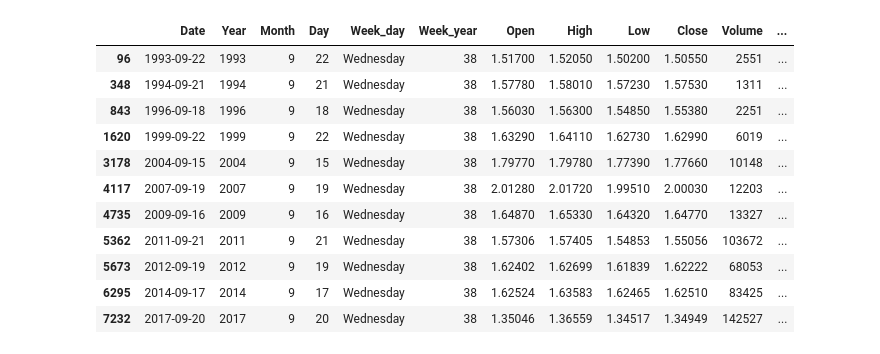
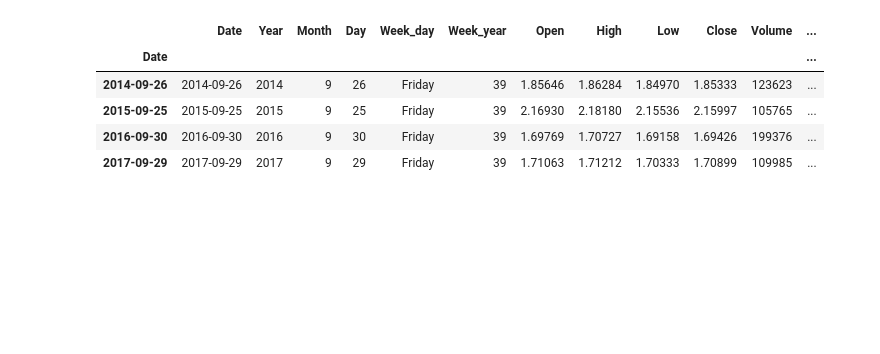
Before and after one commit to theAfricanQuant/Trends_seasonality, a Jupyter notebook: Seasonality.ipynb, the cells around one changed output. Saved outputs shown, nothing was run; the diff lists cells and outputs as text; code cells hidden in the pictures; blank space fills up the shorter version.

```diff
--- a/Seasonality.ipynb
+++ b/Seasonality.ipynb
@@ -72,7 +72,10 @@ dtype: object
 # %%
+import numpy as np
+
 file['Year'] = file.Date.dt.year
 file['Month'] = file.Date.dt.month
-file['Week_day'] = file.Date.dt.weekday_name
+file['Week_day'] = file.Date.dt.weekday
+file['Week_dayName'] = file.Date.dt.weekday_name
 file['Week_year'] = file.Date.dt.weekofyear
 file['Day'] = file.Date.dt.day
 file['Returns'] = (file.Close/file.Close.shift(1)) - 1
@@ -101,0 +96,4 @@ file_A.head()
+# %%
+file_A = file_A.loc[file_A.Year == 2003:2017, :]
+#file_A = file_A.loc[file_A.Year < 2018, :]
+file_A.tail()
@@ -101,0 +105,3 @@ file_A.head()
+# %%
+file_A.set_index(file_A['Date'],inplace=True)
+file_A.head()
@@ -102,5 +116,5 @@ file_A.head()
 # %%
-present = file_A.loc[file_A['Week_year']== 38,]
+present = file_A.loc[file_A['Week_year']== 39,]
 bulls = present.loc[present['Direction'] == 'Bull',:]
 bears = present.loc[present['Direction'] == 'Bear',:]
 # %%
@@ -125,19 +131,13 @@ op_1
 # %%
-op_2 = bears.loc[bears['Week_day'] == 'Wednesday', :]
+op_2 = bears.loc[bears['Week_day'] == 'Friday', :]
 op_2
 # %% [output]
 |  | Date | Year | Month | Day | Week_day | Week_year | Open | High | Low | Close | Volume | ... |
-| 96 | 1993-09-22 | 1993 | 9 | 22 | Wednesday | 38 | 1.51700 | 1.52050 | 1.50200 | 1.50550 | 2551 | ... |
-| 348 | 1994-09-21 | 1994 | 9 | 21 | Wednesday | 38 | 1.57780 | 1.58010 | 1.57230 | 1.57530 | 1311 | ... |
-| 843 | 1996-09-18 | 1996 | 9 | 18 | Wednesday | 38 | 1.56030 | 1.56300 | 1.54850 | 1.55380 | 2251 | ... |
-| 1620 | 1999-09-22 | 1999 | 9 | 22 | Wednesday | 38 | 1.63290 | 1.64110 | 1.62730 | 1.62990 | 6019 | ... |
-| 3178 | 2004-09-15 | 2004 | 9 | 15 | Wednesday | 38 | 1.79770 | 1.79780 | 1.77390 | 1.77660 | 10148 | ... |
-| 4117 | 2007-09-19 | 2007 | 9 | 19 | Wednesday | 38 | 2.01280 | 2.01720 | 1.99510 | 2.00030 | 12203 | ... |
-| 4735 | 2009-09-16 | 2009 | 9 | 16 | Wednesday | 38 | 1.64870 | 1.65330 | 1.64320 | 1.64770 | 13327 | ... |
-| 5362 | 2011-09-21 | 2011 | 9 | 21 | Wednesday | 38 | 1.57306 | 1.57405 | 1.54853 | 1.55056 | 103672 | ... |
-| 5673 | 2012-09-19 | 2012 | 9 | 19 | Wednesday | 38 | 1.62402 | 1.62699 | 1.61839 | 1.62222 | 68053 | ... |
-| 6295 | 2014-09-17 | 2014 | 9 | 17 | Wednesday | 38 | 1.62524 | 1.63583 | 1.62465 | 1.62510 | 83425 | ... |
-| 7232 | 2017-09-20 | 2017 | 9 | 20 | Wednesday | 38 | 1.35046 | 1.36559 | 1.34517 | 1.34949 | 142527 | ... |
+| Date |  |  |  |  |  |  |  |  |  |  |  | ... |
+| 2014-09-26 | 2014-09-26 | 2014 | 9 | 26 | Friday | 39 | 1.85646 | 1.86284 | 1.84970 | 1.85333 | 123623 | ... |
+| 2015-09-25 | 2015-09-25 | 2015 | 9 | 25 | Friday | 39 | 2.16930 | 2.18180 | 2.15536 | 2.15997 | 105765 | ... |
+| 2016-09-30 | 2016-09-30 | 2016 | 9 | 30 | Friday | 39 | 1.69769 | 1.70727 | 1.69158 | 1.69426 | 199376 | ... |
+| 2017-09-29 | 2017-09-29 | 2017 | 9 | 29 | Friday | 39 | 1.71063 | 1.71212 | 1.70333 | 1.70899 | 109985 | ... |
 # %%
 bull_Confidence =len(op_1)/(len(op_1) + len(op_2))
 bull_Confidence
```
Also changed, not shown: parts of 22 cells of this notebook, 17 other files.
